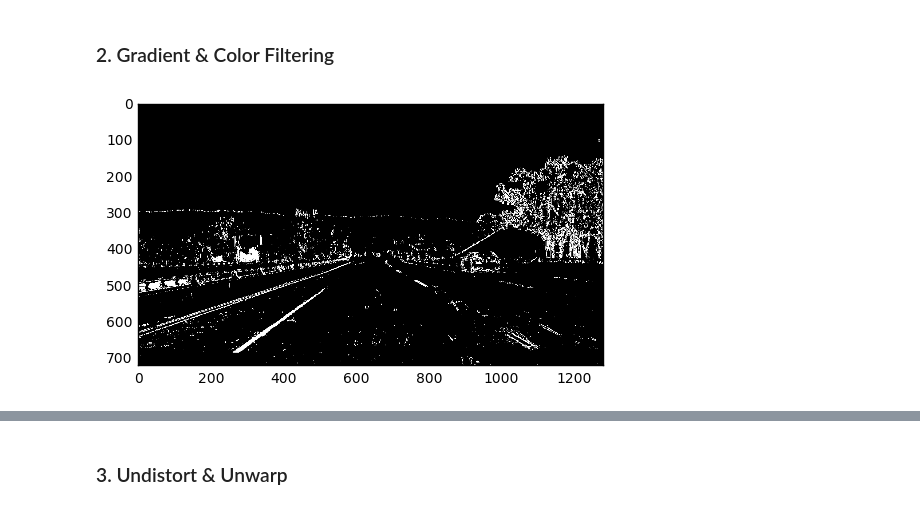
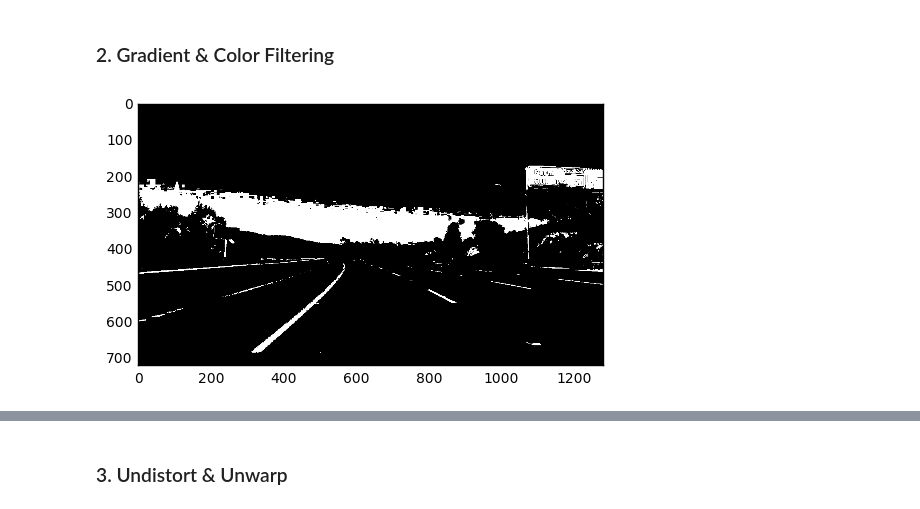
Before and after one commit to vijaykrishnay/Udacity_AdvLaneLines, a Jupyter notebook: Advanced_LaneFinding - Main.ipynb, the cells around one changed output, grey strips where cells are left out. Cells and saved outputs as stored; diff of their text form; code cells hidden in the pictures.

```diff
--- a/Advanced_LaneFinding - Main.ipynb
+++ b/Advanced_LaneFinding - Main.ipynb
@@ -35,3 +31,17 @@ test_image = clip1.get_frame(23)
+# %%
+is_debug_mode = True
+
+pkl_file = 'cameraCalibration_perspectiveTransform_matrices.pkl'
+
+# test_img = "test_images/test1.jpg"
+# test_image = mpimg.imread(test_img)
+
+test_image = get_image("project_video.mp4", time=2)
+
+# pkl_file = 'cameraCalibration_perspectiveTransform_matrices_challenge.pkl'
+# test_image = get_image("challenge_video.mp4", time=1.25)
+# %%
+test_image = cv2.cvtColor(test_image, cv2.COLOR_BGR2RGB)
 # %% [markdown]
 ### 1. Load Camera Calibration, Perspective Transform Matrices
 # %%
@@ -47,7 +57,7 @@ except FileNotFoundError:
 # %% [markdown]
 ### 2. Gradient & Color Filtering
 # %%
-def apply_gradx_color_filter(img, s_thresh=(170, 255), sx_thresh=(20, 100)):
+def apply_gradx_color_filter(img, s_thresh=(170, 255), sx_thresh=(100, 255), l_thresh=(170, 255)):
     """Apply sobel filter along x and s-channel color filter"""
     img = np.copy(img)
 
@@ -55,6 +65,9 @@ def apply_gradx_color_filter(img, s_thresh=(170, 255), sx_thresh=(20, 100)):
     hls = cv2.cvtColor(img, cv2.COLOR_RGB2HLS)
     l_channel = hls[:,:,1]
     s_channel = hls[:,:,2]
+
+    mask_yellow = cv2.inRange(img, (128, 128, 0), (255, 255, 90))
+    l_channel[mask_yellow > 128] = 255
 
     # Sobel x
     sobelx = cv2.Sobel(l_channel, cv2.CV_64F, 1, 0) # Take the derivative in x
@@ -69,19 +82,25 @@ def apply_gradx_color_filter(img, s_thresh=(170, 255), sx_thresh=(20, 100)):
     s_binary = np.zeros_like(s_channel)
     s_binary[(s_channel >= s_thresh[0]) & (s_channel <= s_thresh[1])] = 1
 
+    # Threshold color channel
+    l_binary = np.zeros_like(l_channel)
+    l_binary[(l_channel >= l_thresh[0]) & (l_channel <= l_thresh[1])] = 1
+
     # # Stack each channel
     # color_binary = np.dstack(( np.zeros_like(sxbinary), sxbinary, s_binary)) * 255
 
     combined = np.zeros_like(s_channel)
-    combined[((sxbinary == 1)  | (s_binary == 1))] = 1
+    combined[((sxbinary == 1)  | (s_binary == 1) | (l_binary == 1))] = 1
 
     return combined
 # %%
 if is_debug_mode:
     img_straight_lines = test_image
 #     img_straight_lines = mpimg.imread(test_img)
-    img_stlines_filt = apply_gradx_color_filter(img_straight_lines)
-    # plt.imshow(img_straight_lines)
+    img_stlines_filt = apply_gradx_color_filter(img_straight_lines,
+#                                                 s_thresh=(170, 255),
+#                                                 sx_thresh=(20,80)
+                                               )
     plt.imshow(img_stlines_filt, cmap='gray')
 # %% [output]
-[figure, old version]
+[figure, new version]
```
Also changed, not shown: parts of 21 cells of this notebook, 58 other files.
